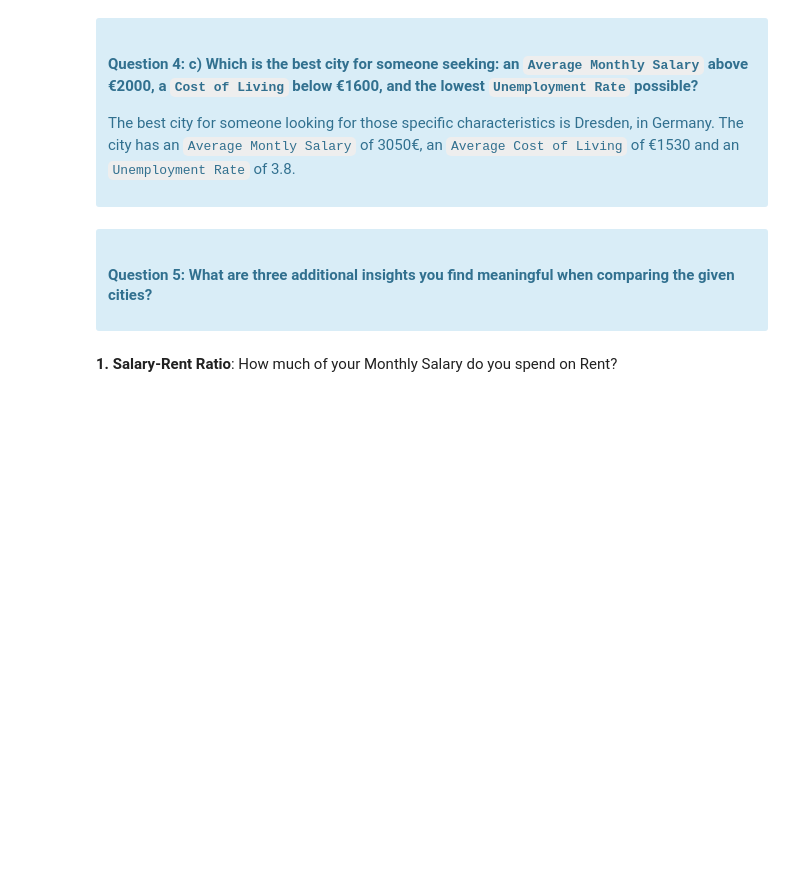
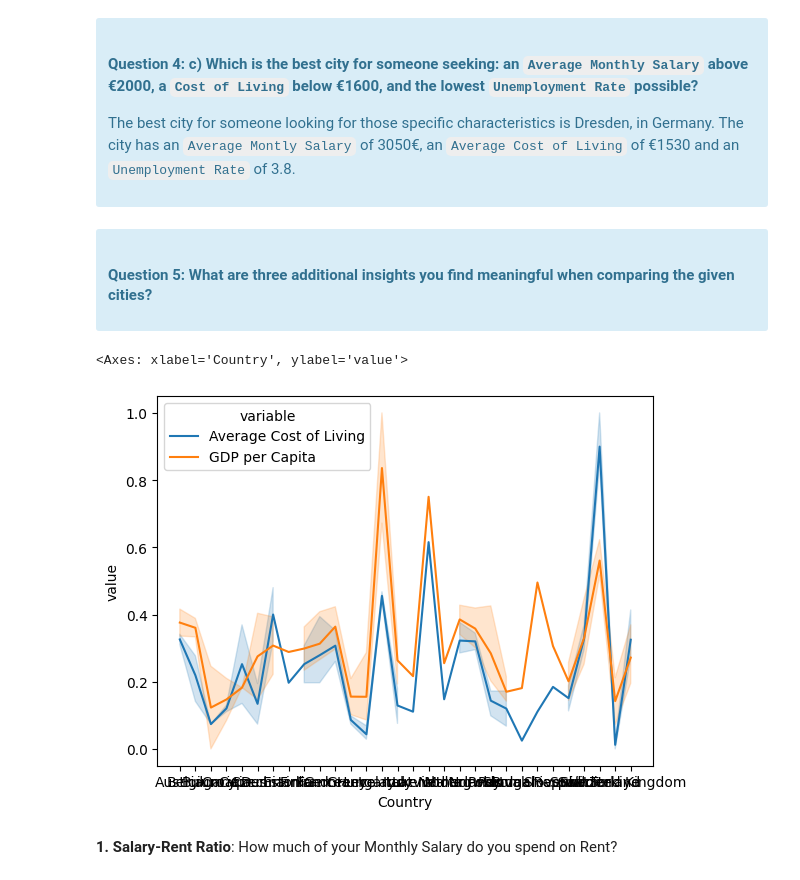
Before and after one commit to amdbsilva/Programming-for-Data-Science-Project, a Jupyter notebook: PDS_project_8_novembro.ipynb, the cells around one changed output. Saved outputs shown, nothing was run; the diff lists cells and outputs as text; code cells hidden in the pictures; blank space fills up the shorter version.

```diff
--- a/PDS_project_8_novembro.ipynb
+++ b/PDS_project_8_novembro.ipynb
@@ -505,6 +505,14 @@ The best city for someone looking for those specific characteristics is Dresden,
 
 #### Question 5: What are three additional insights you find meaningful when comparing the given cities?
 </div>
+# %%
+heat = data_copy[['Country', 'Average Cost of Living', 'GDP per Capita']].set_index('Country').melt()
+heat.index = pd.concat([data_copy['Country'], data_copy['Country']])
+heat['value'] = heat.groupby('variable')['value'].transform(lambda x: (x - x.min()) / (x.max() - x.min()))
+sns.lineplot(data=heat, x='Country', y='value', hue='variable')
+# %% [output]
+<Axes: xlabel='Country', ylabel='value'>
+[figure, added]
 # %% [markdown]
 **1. Salary-Rent Ratio**: How much of your Monthly Salary do you spend on Rent?
 # %%
```
Also changed, not shown: parts of 1 cell of this notebook.
